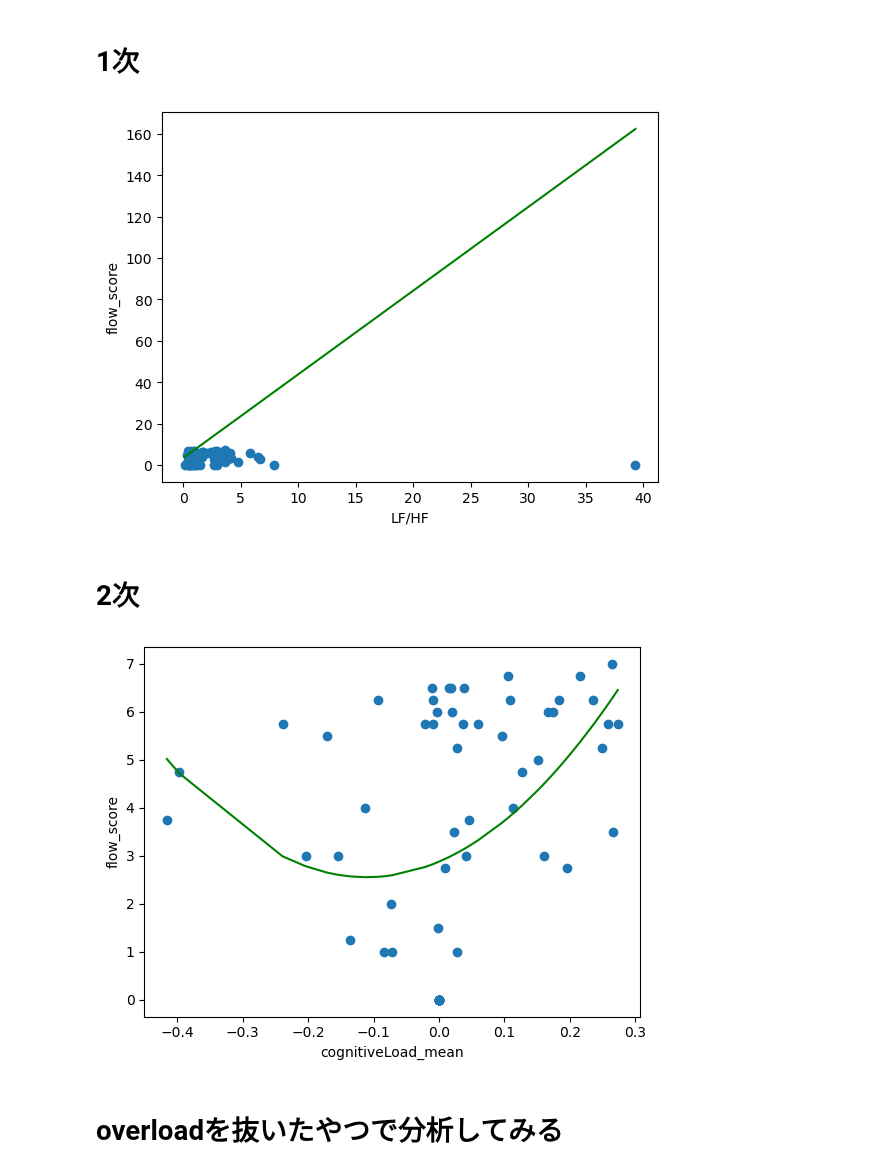
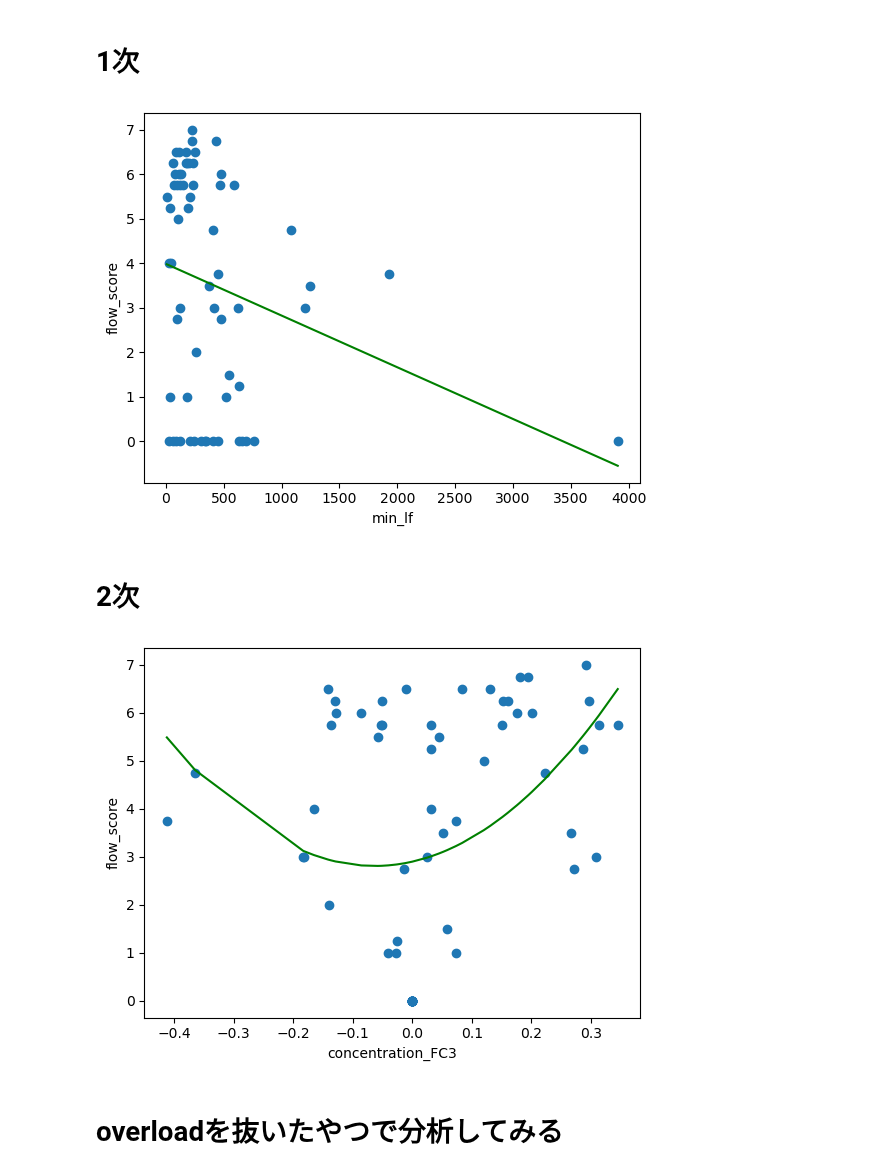
Before and after one commit to miyakooti/ECGAnalysis, a Jupyter notebook: regression_of_flow_score.ipynb, the cells around one changed output. Saved outputs shown, nothing was run; the diff lists cells and outputs as text; code cells hidden in the pictures.

```diff
--- a/regression_of_flow_score.ipynb
+++ b/regression_of_flow_score.ipynb
@@ -505,35 +525,38 @@ import statsmodels.formula.api as smf
 # %% [markdown]
 # 1次
 # %%
-x = flow_dataset["kubios_lf/hf"]
-xlabel = "LF/HF"
+column = "min_lf"
+x = flow_dataset[f"{column}"]
+xlabel = f"{column}"
 
 y = flow_dataset[["questionnaire_average"]]
 ylabel = "flow_score"
 
-result2 = smf.ols('questionnaire_average ~ concentration_FCz', data=flow_dataset).fit()
+result2 = smf.ols(f'questionnaire_average ~ {column}', data=flow_dataset).fit()
 
 #graph
 plt.scatter(x, y)
 x = x.sort_values()
 b0_2, b1_2 = result2.params
 plt.plot(x, b0_2 + b1_2*x, 'g')
 plt.xlabel(xlabel)
 plt.ylabel(ylabel)
 plt.savefig(f"{Constants.path_to_matlab_repository_folder}/csv/analysis_results/{Constants.folder_name}/image/{ylabel}_1next.png")
 plt.show()
 # %% [output]
-[figure, old version]
+[figure, new version]
 # %% [markdown]
 # 2次
 # %%
-x = flow_dataset["concentration_mean"]
-xlabel = "cognitiveLoad_mean"
+column = "concentration_FC3"
+
+x = flow_dataset[f"{column}"]
+xlabel = f"{column}"
 
 y = flow_dataset[["questionnaire_average"]]
 ylabel = "flow_score"
 
-result2 = smf.ols('questionnaire_average ~ concentration_mean + np.power(concentration_mean, 2)', data=flow_dataset).fit()
+result2 = smf.ols(f'questionnaire_average ~ {column} + np.power({column}, 2)', data=flow_dataset).fit()
 
 #graph
 plt.scatter(x, y)
@@ -545,7 +568,7 @@ plt.ylabel(ylabel)
 plt.savefig(f"{Constants.path_to_matlab_repository_folder}/csv/analysis_results/{Constants.folder_name}/image//{xlabel}_{ylabel}_2next.png")
 plt.show()
 # %% [output]
-[figure, old version]
+[figure, new version]
 # %% [markdown]
 # overloadを抜いたやつで分析してみる
 # %%
```
Also changed, not shown: parts of 10 cells of this notebook, 4 other files.
